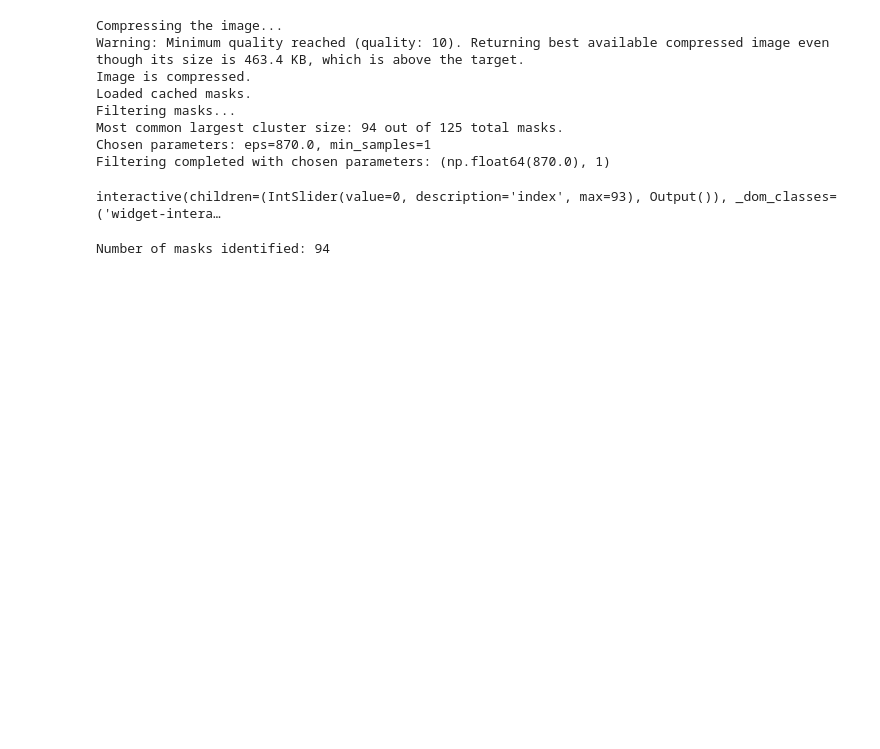
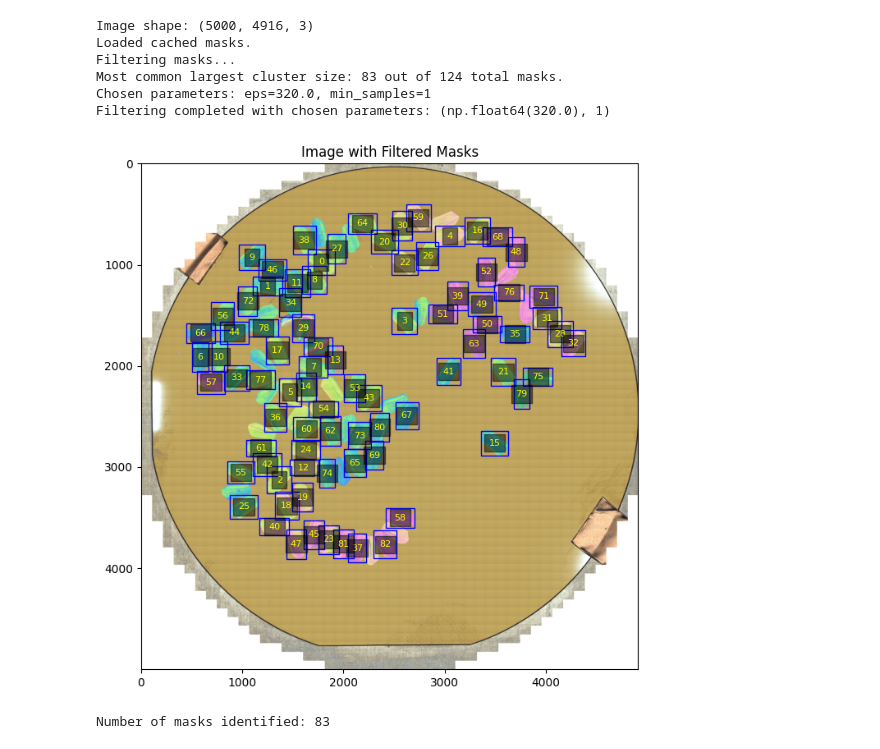
Before and after one commit to fredericoaraujopt/section_identification, a Jupyter notebook: section_identification/test_script.ipynb, the cells around one changed output. Cells and saved outputs as stored; diff of their text form; code cells hidden in the pictures; blank space fills up the shorter version.

```diff
--- a/section_identification/test_script.ipynb
+++ b/section_identification/test_script.ipynb
@@ -7,28 +7,28 @@ package_path = Path(os.path.abspath("")).parent
 # %%
 from section_identification.preprocess import preprocess_image
 from section_identification.filtering import filtering
 from section_identification.section_detector import automatic_identification
 
 apply_filtering = True
 
 image1 = package_path / "images/example1.png"
 image2 = package_path / "images/example2.png"
 image3 = package_path / "images/example3.png"
+image4 = package_path / "images/example4.png"
+jellyfish = package_path / "images/jellyfish.png"
 
 # the weights can be downloaded from: https://dl.fbaipublicfiles.com/segment_anything/sam_vit_h_4b8939.pth
 checkpoint = package_path.parents[0] / "checkpoint/sam_vit_h_4b8939.pth"
 
 # Write filtering=True to only identify sections
-masks = automatic_identification(image1, checkpoint=checkpoint, compress=True, apply_filtering=True)
+masks = automatic_identification(image1, checkpoint=checkpoint, compress=False, apply_filtering=True)
 print(f"Number of masks identified: {len(masks)}")
 # %% [output]
-Compressing the image...
-Warning: Minimum quality reached (quality: 10). Returning best available compressed image even though its size is 463.4 KB, which is above the target.
-Image is compressed.
+Image shape: (5000, 4916, 3)
 Loaded cached masks.
 Filtering masks...
-Most common largest cluster size: 94 out of 125 total masks.
-Chosen parameters: eps=870.0, min_samples=1
-Filtering completed with chosen parameters: (np.float64(870.0), 1)
+Most common largest cluster size: 83 out of 124 total masks.
+Chosen parameters: eps=320.0, min_samples=1
+Filtering completed with chosen parameters: (np.float64(320.0), 1)
+[figure, added]
-interactive(children=(IntSlider(value=0, description='index', max=93), Output()), _dom_classes=('widget-intera…
+Number of masks identified: 83
-Number of masks identified: 94
```
Also changed, not shown: parts of 6 cells of this notebook.
